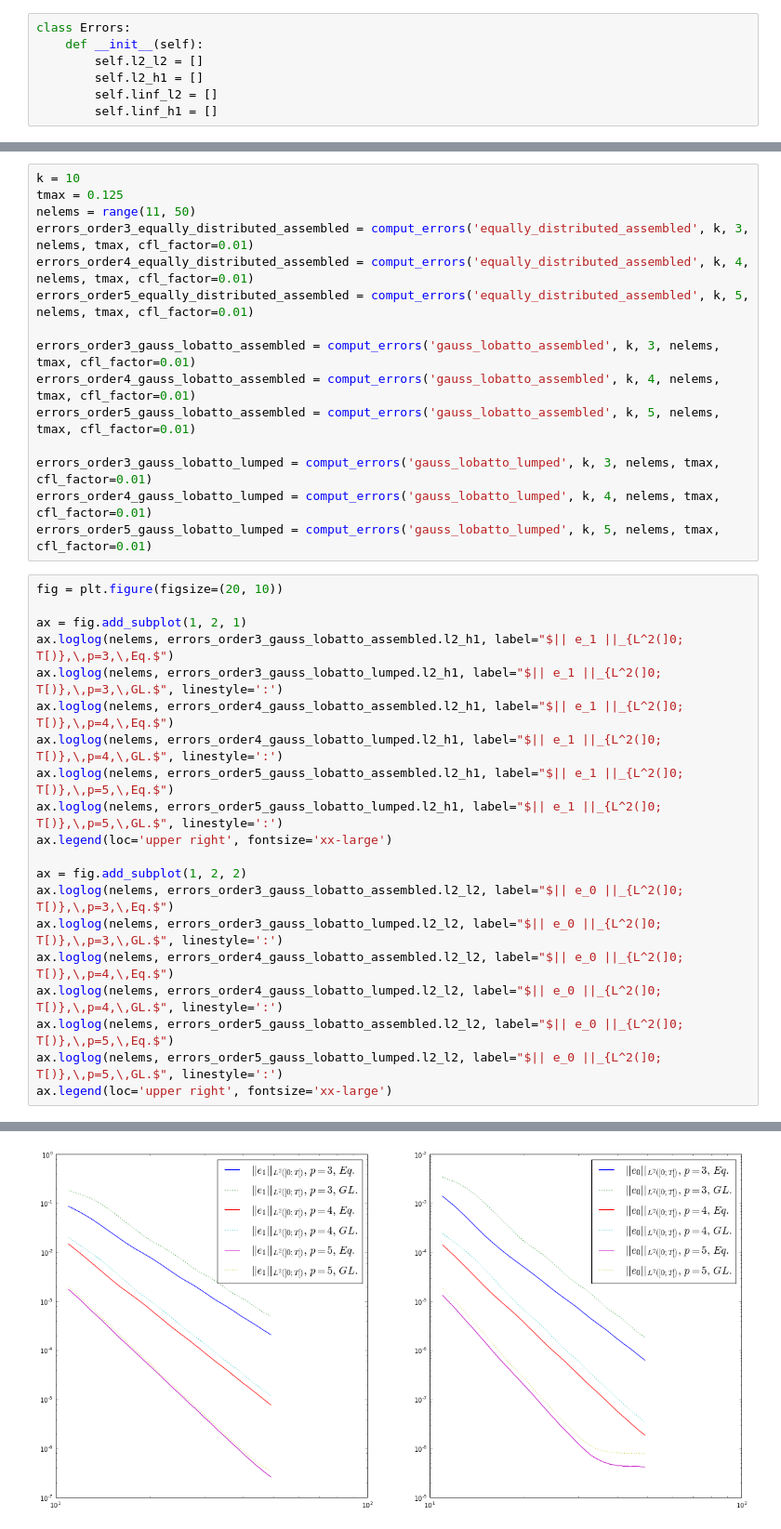
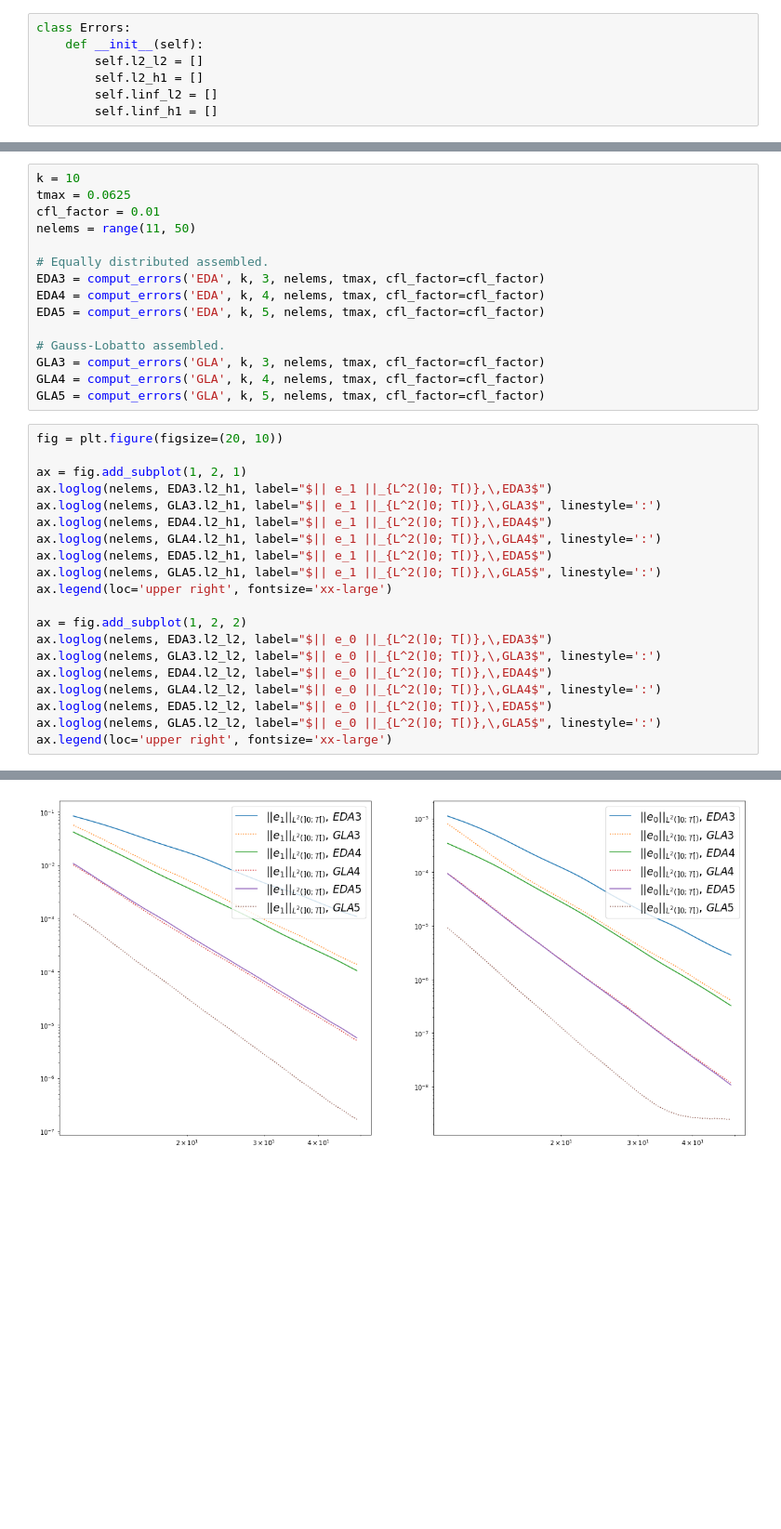
Before and after one commit to flothesof/wave1D, a Jupyter notebook: examples/space_convergence.ipynb, the cells around one changed output, grey strips where cells are left out. Shown at 93% size. Saved outputs shown, nothing was run; the diff lists cells and outputs as text; blank space fills up the shorter version.

```diff
--- a/examples/space_convergence.ipynb
+++ b/examples/space_convergence.ipynb
@@ -222,39 +224,39 @@ def comput_errors(propagator_builder_type, k, fe_order, nelems, tmax, cfl_factor
 # %%
 k = 10
-tmax = 0.125
+tmax = 0.0625
+cfl_factor = 0.01
 nelems = range(11, 50)
-errors_order3_equally_distributed_assembled = comput_errors('equally_distributed_assembled', k, 3, nelems, tmax, cfl_factor=0.01)
-errors_order4_equally_distributed_assembled = comput_errors('equally_distributed_assembled', k, 4, nelems, tmax, cfl_factor=0.01)
-errors_order5_equally_distributed_assembled = comput_errors('equally_distributed_assembled', k, 5, nelems, tmax, cfl_factor=0.01)
 
-errors_order3_gauss_lobatto_assembled = comput_errors('gauss_lobatto_assembled', k, 3, nelems, tmax, cfl_factor=0.01)
-errors_order4_gauss_lobatto_assembled = comput_errors('gauss_lobatto_assembled', k, 4, nelems, tmax, cfl_factor=0.01)
-errors_order5_gauss_lobatto_assembled = comput_errors('gauss_lobatto_assembled', k, 5, nelems, tmax, cfl_factor=0.01)
+# Equally distributed assembled.
+EDA3 = comput_errors('EDA', k, 3, nelems, tmax, cfl_factor=cfl_factor)
+EDA4 = comput_errors('EDA', k, 4, nelems, tmax, cfl_factor=cfl_factor)
+EDA5 = comput_errors('EDA', k, 5, nelems, tmax, cfl_factor=cfl_factor)
 
-errors_order3_gauss_lobatto_lumped = comput_errors('gauss_lobatto_lumped', k, 3, nelems, tmax, cfl_factor=0.01)
-errors_order4_gauss_lobatto_lumped = comput_errors('gauss_lobatto_lumped', k, 4, nelems, tmax, cfl_factor=0.01)
-errors_order5_gauss_lobatto_lumped = comput_errors('gauss_lobatto_lumped', k, 5, nelems, tmax, cfl_factor=0.01)
+# Gauss-Lobatto assembled.
+GLA3 = comput_errors('GLA', k, 3, nelems, tmax, cfl_factor=cfl_factor)
+GLA4 = comput_errors('GLA', k, 4, nelems, tmax, cfl_factor=cfl_factor)
+GLA5 = comput_errors('GLA', k, 5, nelems, tmax, cfl_factor=cfl_factor)
 # %%
 fig = plt.figure(figsize=(20, 10))
 
 ax = fig.add_subplot(1, 2, 1)
-ax.loglog(nelems, errors_order3_gauss_lobatto_assembled.l2_h1, label="$|| e_1 ||_{L^2(]0; T[)},\,p=3,\,Eq.$")
-ax.loglog(nelems, errors_order3_gauss_lobatto_lumped.l2_h1, label="$|| e_1 ||_{L^2(]0; T[)},\,p=3,\,GL.$", linestyle=':')
-ax.loglog(nelems, errors_order4_gauss_lobatto_assembled.l2_h1, label="$|| e_1 ||_{L^2(]0; T[)},\,p=4,\,Eq.$")
-ax.loglog(nelems, errors_order4_gauss_lobatto_lumped.l2_h1, label="$|| e_1 ||_{L^2(]0; T[)},\,p=4,\,GL.$", linestyle=':')
-ax.loglog(nelems, errors_order5_gauss_lobatto_assembled.l2_h1, label="$|| e_1 ||_{L^2(]0; T[)},\,p=5,\,Eq.$")
-ax.loglog(nelems, errors_order5_gauss_lobatto_lumped.l2_h1, label="$|| e_1 ||_{L^2(]0; T[)},\,p=5,\,GL.$", linestyle=':')
+ax.loglog(nelems, EDA3.l2_h1, label="$|| e_1 ||_{L^2(]0; T[)},\,EDA3$")
+ax.loglog(nelems, GLA3.l2_h1, label="$|| e_1 ||_{L^2(]0; T[)},\,GLA3$", linestyle=':')
+ax.loglog(nelems, EDA4.l2_h1, label="$|| e_1 ||_{L^2(]0; T[)},\,EDA4$")
+ax.loglog(nelems, GLA4.l2_h1, label="$|| e_1 ||_{L^2(]0; T[)},\,GLA4$", linestyle=':')
+ax.loglog(nelems, EDA5.l2_h1, label="$|| e_1 ||_{L^2(]0; T[)},\,EDA5$")
+ax.loglog(nelems, GLA5.l2_h1, label="$|| e_1 ||_{L^2(]0; T[)},\,GLA5$", linestyle=':')
 ax.legend(loc='upper right', fontsize='xx-large')
 
 ax = fig.add_subplot(1, 2, 2)
-ax.loglog(nelems, errors_order3_gauss_lobatto_assembled.l2_l2, label="$|| e_0 ||_{L^2(]0; T[)},\,p=3,\,Eq.$")
-ax.loglog(nelems, errors_order3_gauss_lobatto_lumped.l2_l2, label="$|| e_0 ||_{L^2(]0; T[)},\,p=3,\,GL.$", linestyle=':')
-ax.loglog(nelems, errors_order4_gauss_lobatto_assembled.l2_l2, label="$|| e_0 ||_{L^2(]0; T[)},\,p=4,\,Eq.$")
-ax.loglog(nelems, errors_order4_gauss_lobatto_lumped.l2_l2, label="$|| e_0 ||_{L^2(]0; T[)},\,p=4,\,GL.$", linestyle=':')
-ax.loglog(nelems, errors_order5_gauss_lobatto_assembled.l2_l2, label="$|| e_0 ||_{L^2(]0; T[)},\,p=5,\,Eq.$")
-ax.loglog(nelems, errors_order5_gauss_lobatto_lumped.l2_l2, label="$|| e_0 ||_{L^2(]0; T[)},\,p=5,\,GL.$", linestyle=':')
+ax.loglog(nelems, EDA3.l2_l2, label="$|| e_0 ||_{L^2(]0; T[)},\,EDA3$")
+ax.loglog(nelems, GLA3.l2_l2, label="$|| e_0 ||_{L^2(]0; T[)},\,GLA3$", linestyle=':')
+ax.loglog(nelems, EDA4.l2_l2, label="$|| e_0 ||_{L^2(]0; T[)},\,EDA4$")
+ax.loglog(nelems, GLA4.l2_l2, label="$|| e_0 ||_{L^2(]0; T[)},\,GLA4$", linestyle=':')
+ax.loglog(nelems, EDA5.l2_l2, label="$|| e_0 ||_{L^2(]0; T[)},\,EDA5$")
+ax.loglog(nelems, GLA5.l2_l2, label="$|| e_0 ||_{L^2(]0; T[)},\,GLA5$", linestyle=':')
 ax.legend(loc='upper right', fontsize='xx-large')
 # %% [output]
 <matplotlib.legend.Legend at 0x...>
-[figure, old version]
+[figure, new version]
 # %%
```
Also changed, not shown: parts of 21 cells of this notebook.
